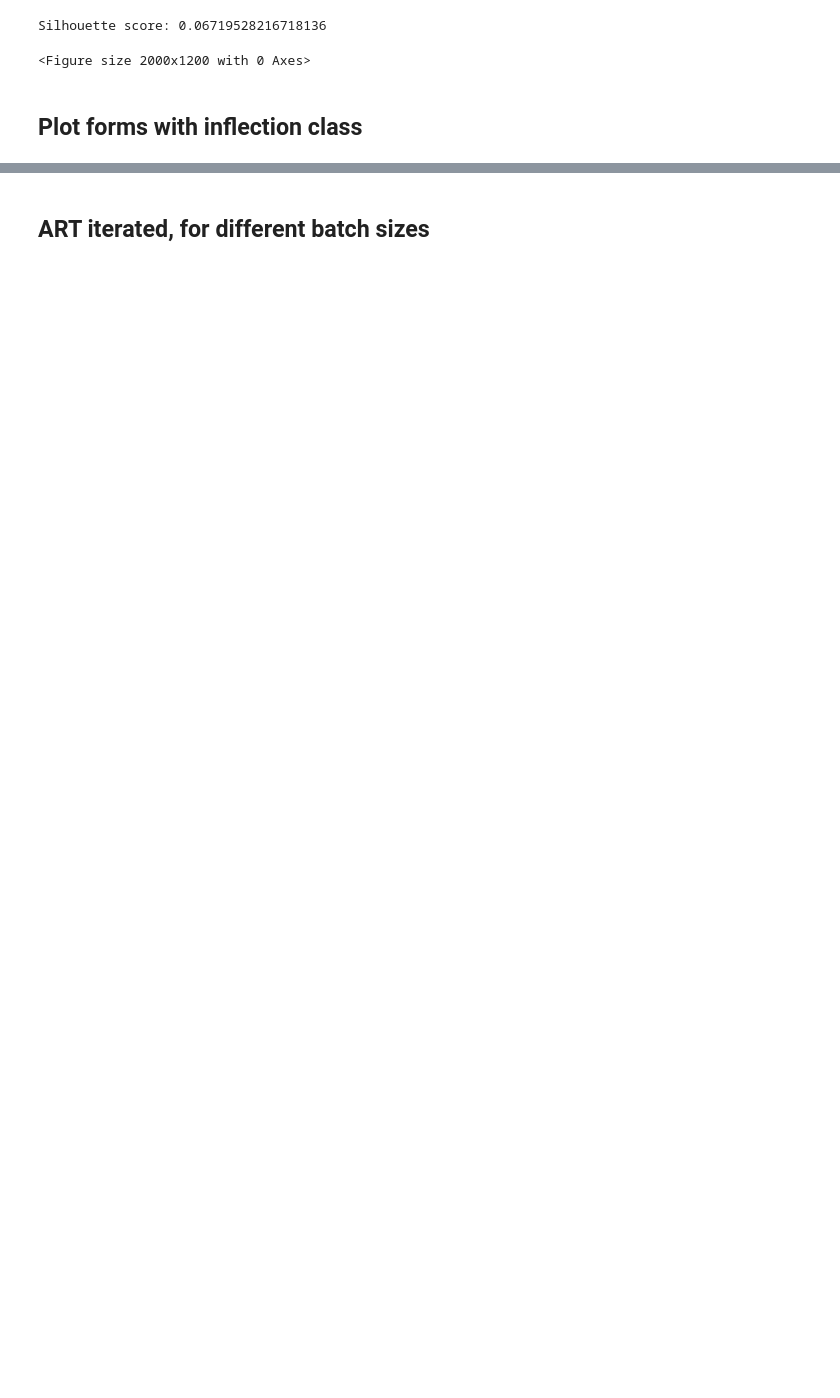
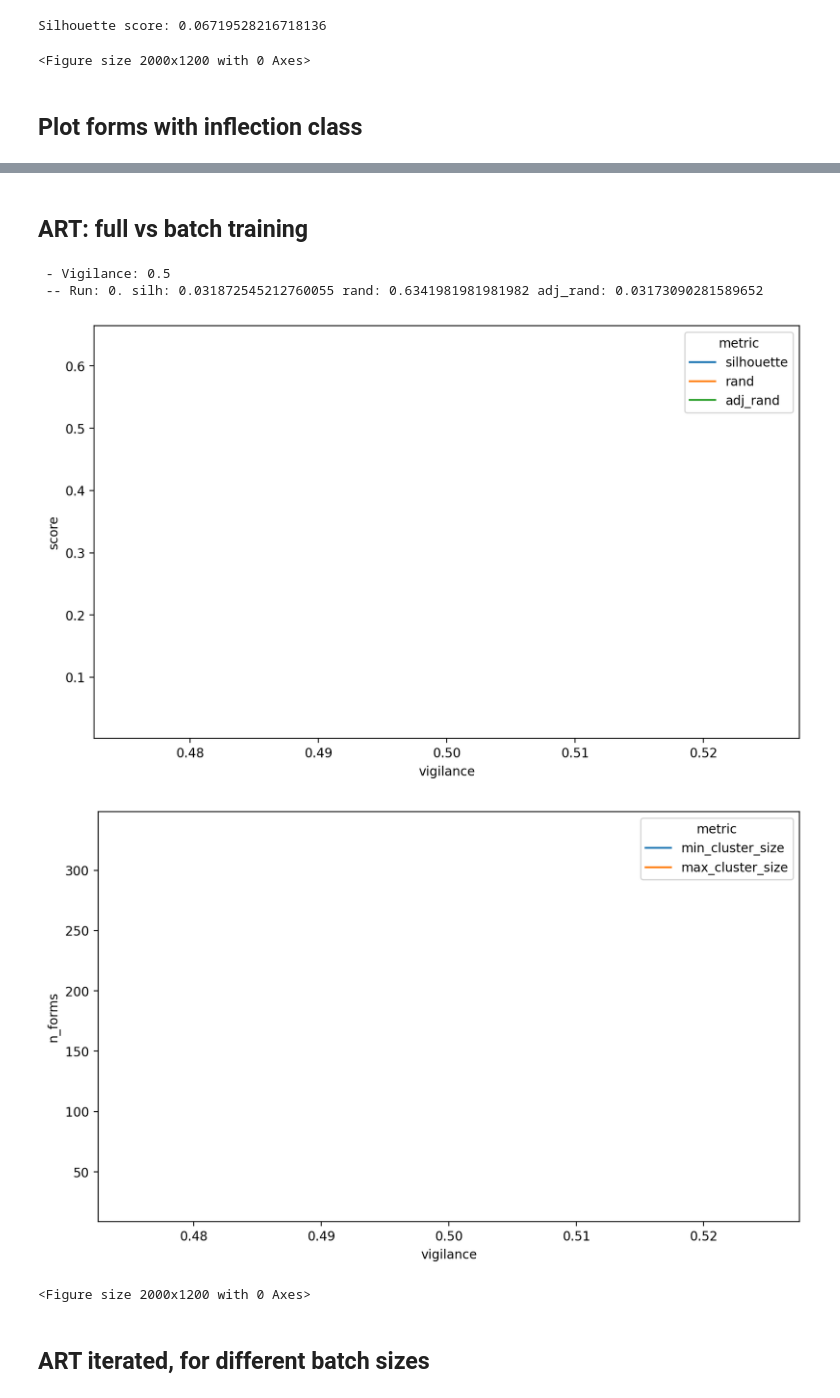
Before and after one commit to peterdekker/agents-art, a Jupyter notebook: Romance inflection dataset.ipynb, the cells around one changed output, grey strips where cells are left out. Saved outputs shown, nothing was run; the diff lists cells and outputs as text; code cells hidden in the pictures; blank space fills up the shorter version.

Commit message:
Started work on batch learning

```diff
--- a/Romance inflection dataset.ipynb
+++ b/Romance inflection dataset.ipynb
@@ -139,3 +156,15 @@ TypeError: art_iterated_no() missing 1 required positional argument: 'n_timestep
+# %% [markdown]
+## ART: full vs batch training
+# %%
+from model import art_one
+
+art_one(forms_onehot, inflections, cogids, language)
+# %% [output]
+ - Vigilance: 0.5
+ -- Run: 0. silh: 0.031872545212760055 rand: 0.6341981981981982 adj_rand: 0.03173090281589652
+[figure, added]
+[figure, added]
+<Figure size 2000x1200 with 0 Axes>
 # %% [markdown]
 ## ART iterated, for different batch sizes
 # %%
```
Also changed, not shown: parts of 7 cells of this notebook, 3 other files.
